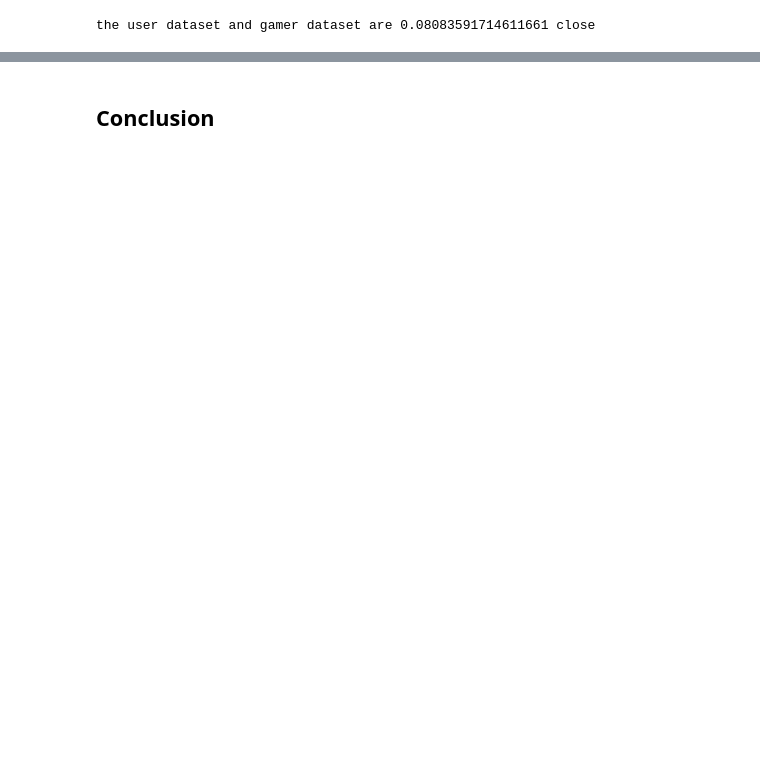
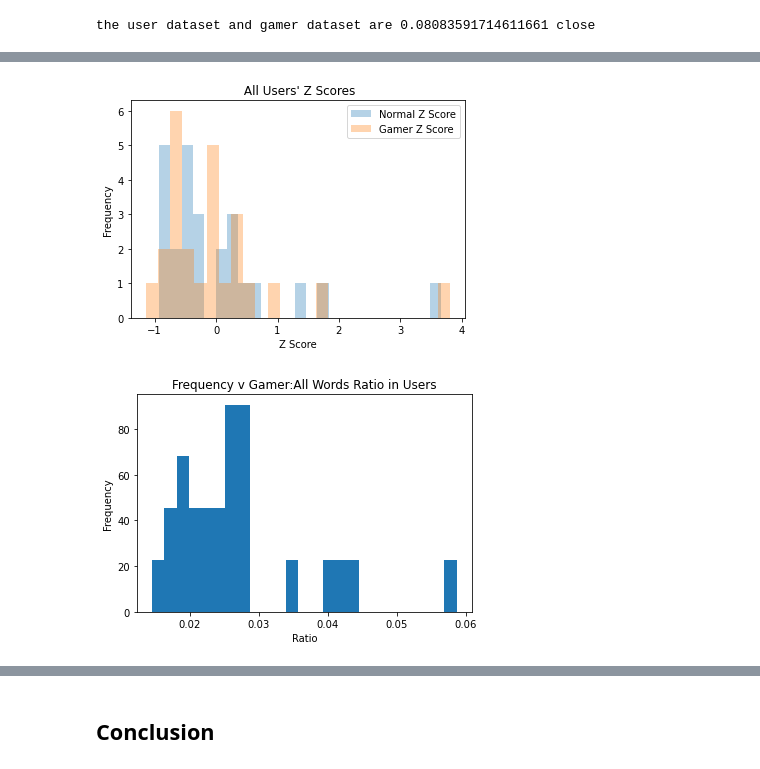
Before and after one commit to aditivinod/language-usage-analysis, a Jupyter notebook: compessay.ipynb, the cells around one changed output, grey strips where cells are left out. Cells and saved outputs as stored; diff of their text form; code cells hidden in the pictures; blank space fills up the shorter version.

```diff
--- a/compessay.ipynb
+++ b/compessay.ipynb
@@ -205,0 +207,4 @@ Each visualization is formatted to effectively and appropriately convey informat
+# %%
+stats, z_dict, z_list = stats_and_z_info(user_stats_dict, folder_path)
+user_2_z_scores = z_dict["anonymous_data/user2.csv"]
+print(f"User 2's z-score for closeness to the gamer words is {user_2_z_scores[0]} and for closeness to the normal words is {user_2_z_scores[1]}")
@@ -205,0 +233,7 @@ Each visualization is formatted to effectively and appropriately convey informat
+# %%
+bins = len(z_list[0])
+stacked_histogram(z_list, bins, "Normal Z Score", "Gamer Z Score", "Z Score", " All Users' Z Scores")
+single_histogram(stats[2], bins, "Ratio", "Frequency v Gamer:All Words Ratio in Users")
+# %% [output]
+[figure, added]
+[figure, added]
```
Also changed, not shown: parts of 31 cells of this notebook, 3 other files.
